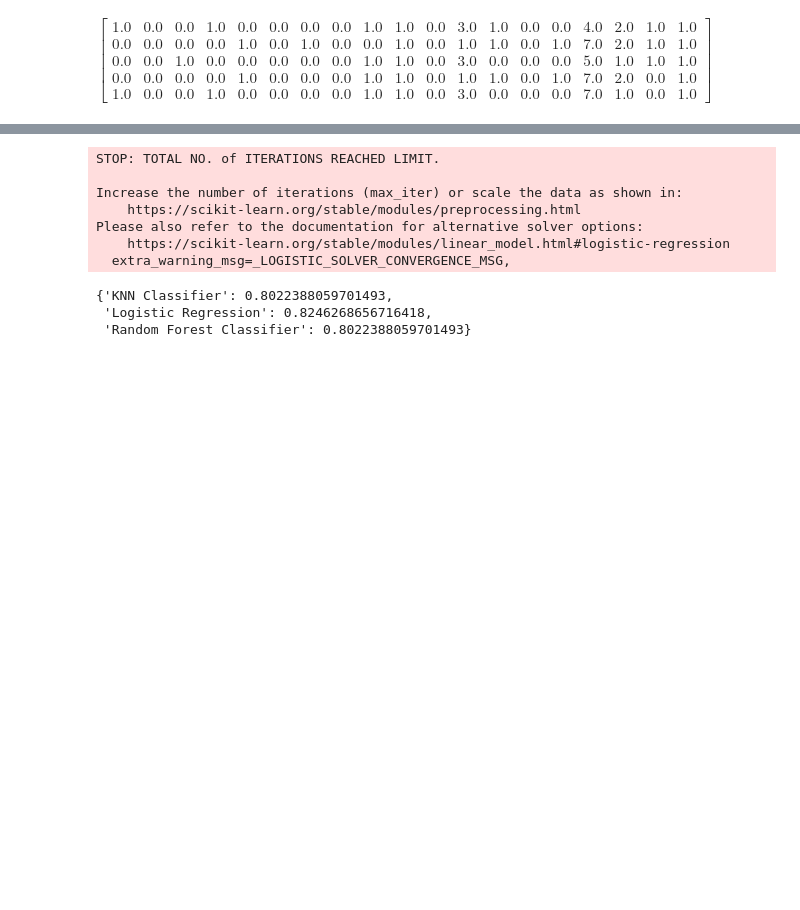
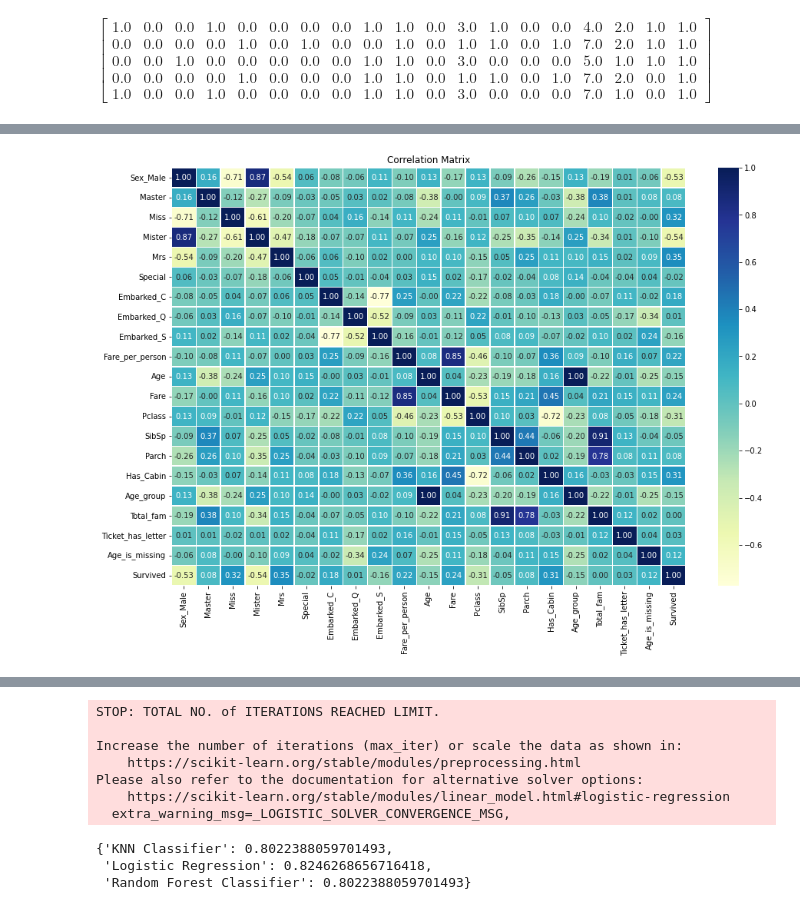
Before and after one commit to srpineda/ml-project-titanic-kaggle, a Jupyter notebook: Titanic.ipynb, the cells around one changed output, grey strips where cells are left out. Saved outputs shown, nothing was run; the diff lists cells and outputs as text; code cells hidden in the pictures; blank space fills up the shorter version.

```diff
--- a/Titanic.ipynb
+++ b/Titanic.ipynb
@@ -3065,0 +3215,3 @@ $\displaystyle \left[\begin{array}{ccccccccccccccccccc}1.0 & 0.0 & 0.0 & 1.0 & 0
+# %%
+train_prep = pd.read_csv('train_prep_model_1.csv')
+train_prep
@@ -3065,0 +3253,7 @@ $\displaystyle \left[\begin{array}{ccccccccccccccccccc}1.0 & 0.0 & 0.0 & 1.0 & 0
+# %%
+corr_matrix = train_prep.corr()
+fig, ax = plt.subplots(figsize = (15,10))
+ax = sns.heatmap(corr_matrix, annot=True, linewidth = 0.5, fmt='.2f', cmap='YlGnBu')
+ax.set_title('Correlation Matrix');
+# %% [output]
+[figure, added]
```
Also changed, not shown: parts of 134 cells of this notebook.
